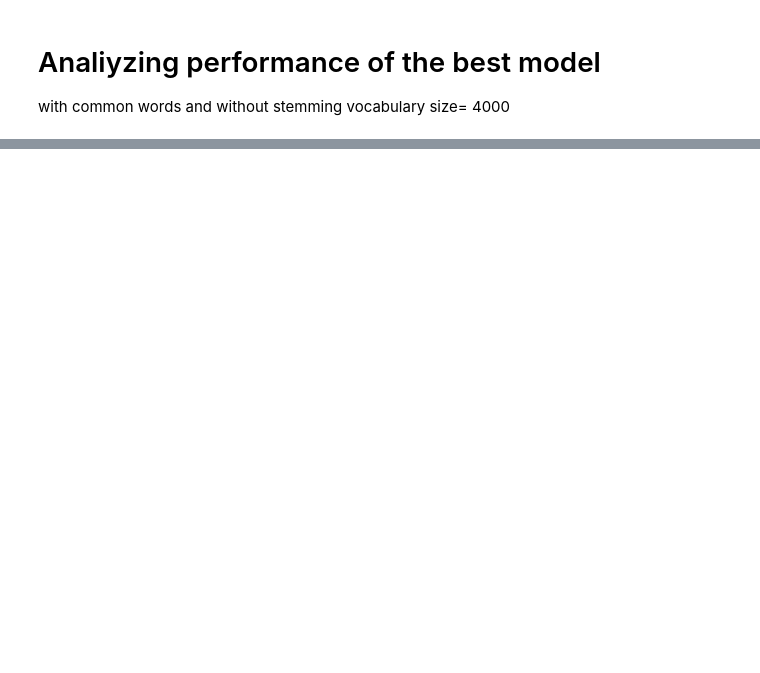
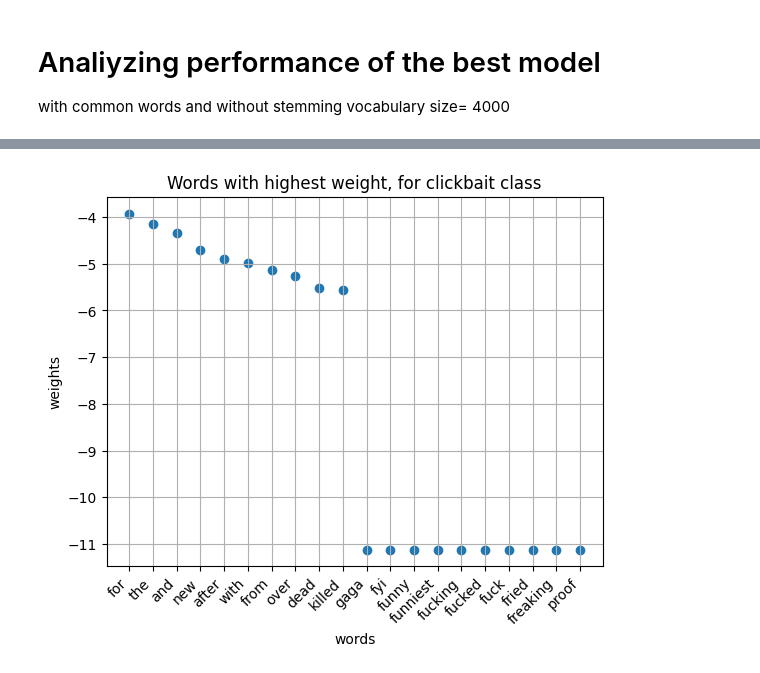
Before and after one commit to DavideLigari/clickbaits-recognition, a Jupyter notebook: code/analysis_naive_bayes.ipynb, the cells around one changed output, grey strips where cells are left out. Saved outputs shown, nothing was run; the diff lists cells and outputs as text; code cells hidden in the pictures; blank space fills up the shorter version.

```diff
--- a/code/analysis_naive_bayes.ipynb
+++ b/code/analysis_naive_bayes.ipynb
@@ -337,0 +342,27 @@ Test accuracy:  96.375
+# %%
+import pandas as pd
+import matplotlib.pyplot as plt
+import pvml
+import build_vocabulary as bv
+import features_extraction as fe
+
+voc = bv.get_vocabulary(path='../dataset/', numWords=4000, save=False)
+X_train, Y_train,classes = fe.get_bow_representation(voc,getClasses=True)
+X_test, Y_test = fe.get_bow_representation(voc, no_clickbait_path='../dataset/non_clickbait_test.txt',
+                                             clickbait_path='../dataset/clickbait_test.txt')
+
+w, b = pvml.multinomial_naive_bayes_train(X_train, Y_train)
+predictions_train, score= pvml.multinomial_naive_bayes_inference(
+    X_train, w, b)
+words_weights=pd.DataFrame({'words':voc,'weights':w[:,0]})
+words_weights.sort_values(by='weights',ascending=False,inplace=True)
+words=pd.concat([words_weights.head(10),words_weights.tail(10)])
+plt.scatter(x=words['words'],y=words['weights'])
+plt.grid()
+plt.xticks(rotation=45, ha='right')
+plt.title('Words with highest weight, for clickbait class')
+plt.xlabel('words')
+plt.ylabel('weights')
+plt.show()
+# %% [output]
+[figure, added]
```
Also changed, not shown: parts of 9 cells of this notebook, 3 other files.
